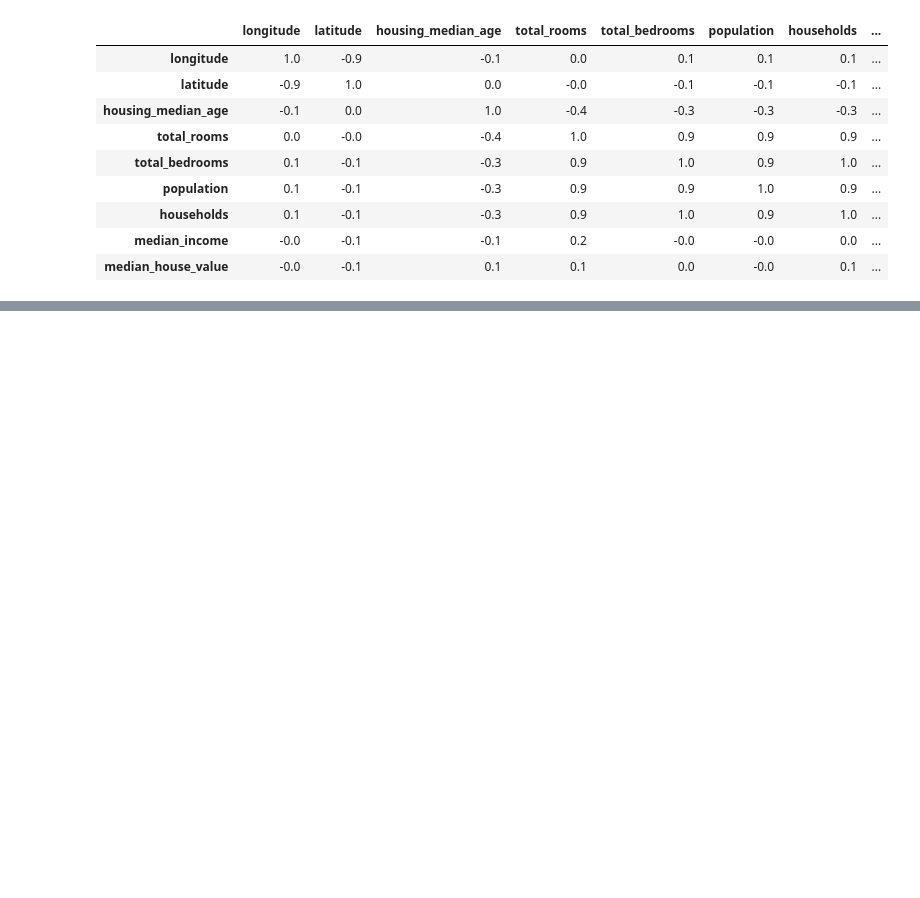
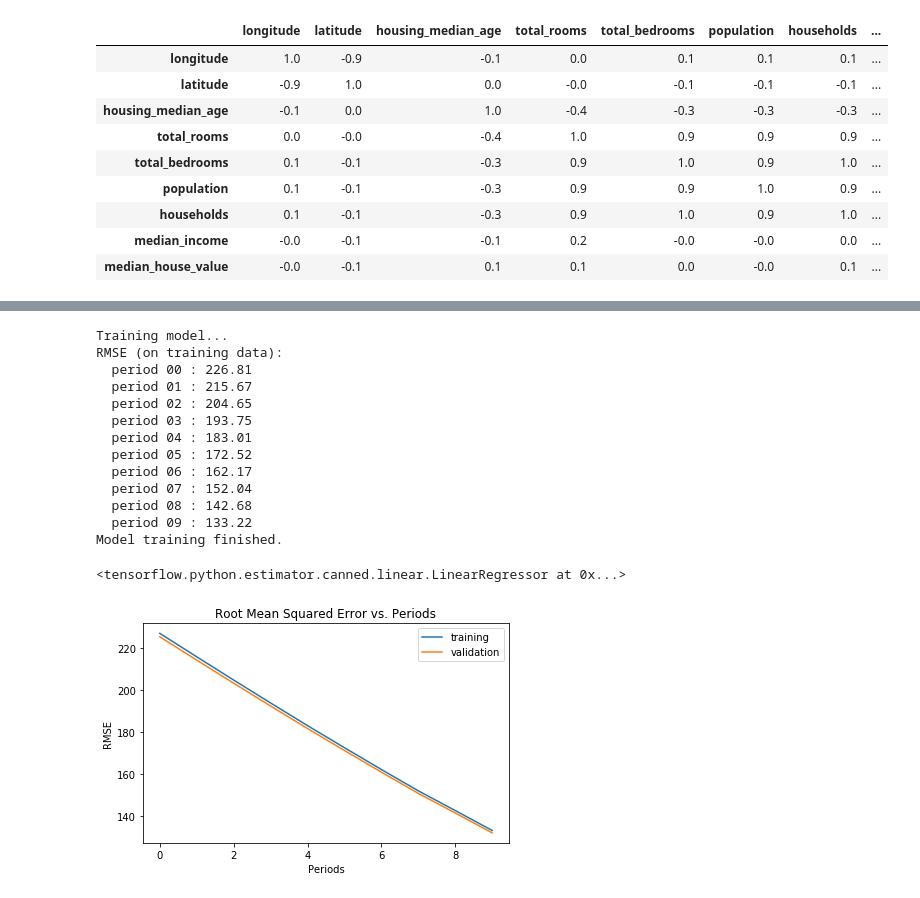
Before and after one commit to macbellingrath/tensorflow-projects, a Jupyter notebook: feature-sets/Feature Sets.ipynb, the cells around one changed output, grey strips where cells are left out. Saved outputs shown, nothing was run; the diff lists cells and outputs as text; code cells hidden in the pictures; blank space fills up the shorter version.

```diff
--- a/feature-sets/Feature Sets.ipynb
+++ b/feature-sets/Feature Sets.ipynb
@@ -185,0 +318,34 @@ correlation_dataframe.corr()
+# %%
+minimal_features = [
+    "median_income",
+    "rooms_per_person"
+]
+
+minimal_training_examples = training_examples[minimal_features]
+minimal_validation_examples = validation_examples[minimal_features]
+
+train_model(
+    learning_rate=0.01,
+    steps=500,
+    batch_size=5,
+    training_examples=minimal_training_examples,
+    training_targets=training_targets,
+    validation_examples=minimal_validation_examples,
+    validation_targets=validation_targets
+)
+# %% [output]
+Training model...
+RMSE (on training data):
+  period 00 : 226.81
+  period 01 : 215.67
+  period 02 : 204.65
+  period 03 : 193.75
+  period 04 : 183.01
+  period 05 : 172.52
+  period 06 : 162.17
+  period 07 : 152.04
+  period 08 : 142.68
+  period 09 : 133.22
+Model training finished.
+<tensorflow.python.estimator.canned.linear.LinearRegressor at 0x...>
+[figure, added]
```
Also changed, not shown: parts of 13 cells of this notebook, 1 other file.
